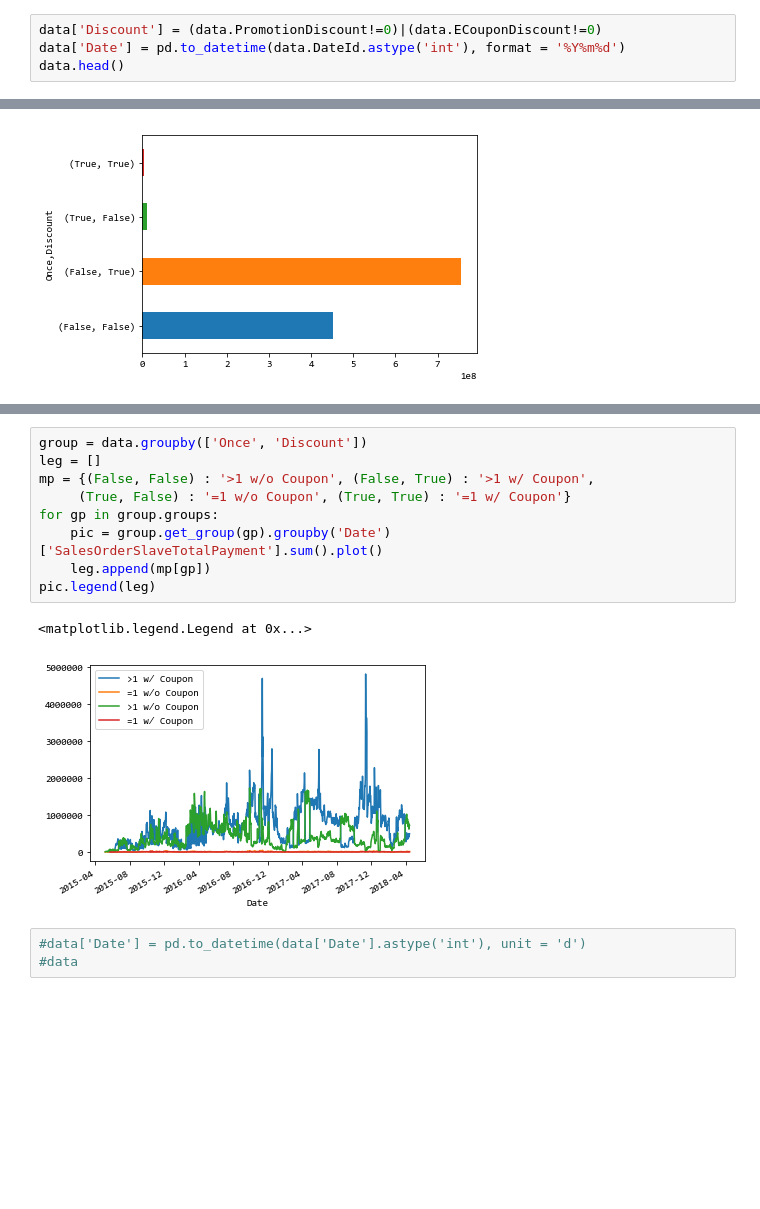
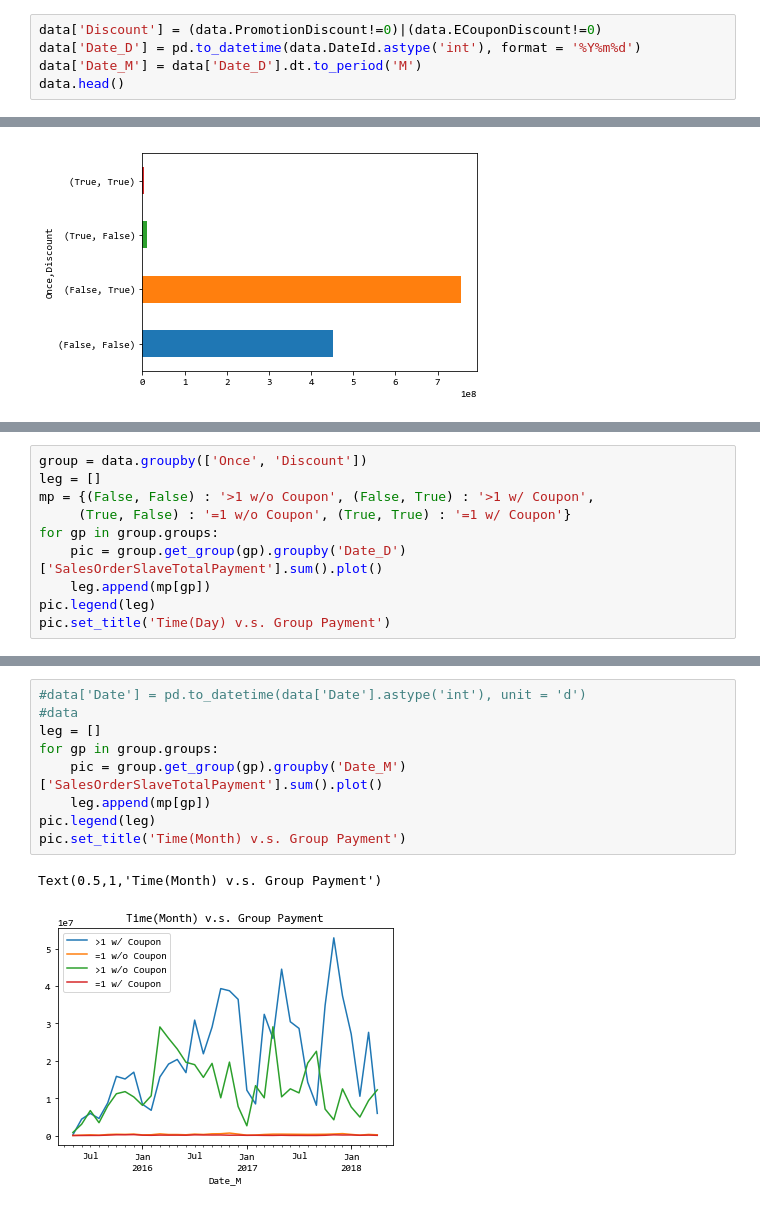
Before and after one commit to snowflakedong/107-1_Python_Project, a Jupyter notebook: Week_3/Homework.ipynb, the cells around one changed output, grey strips where cells are left out. Cells and saved outputs as stored; diff of their text form; blank space fills up the shorter version.

```diff
--- a/Week_3/Homework.ipynb
+++ b/Week_3/Homework.ipynb
@@ -65,7 +66,8 @@ data.head()
 * 確認資料是否有折扣(Discount:PromotionDiscount/ECouponDiscount)
 # %%
 data['Discount'] = (data.PromotionDiscount!=0)|(data.ECouponDiscount!=0)
-data['Date'] = pd.to_datetime(data.DateId.astype('int'), format = '%Y%m%d')
+data['Date_D'] = pd.to_datetime(data.DateId.astype('int'), format = '%Y%m%d')
+data['Date_M'] = data['Date_D'].dt.to_period('M')
 data.head()
 # %% [output]
 |  | DateId | MemberId | IsMajor | PromotionDiscount | ECouponDiscount | SalesOrderSlaveTotalPayment | ... |
@@ -122,0 +127,10 @@ data.groupby(['Once', 'Discount'])['SalesOrderSlaveTotalPayment'].sum().plot.bar
+# %%
+group = data.groupby(['Once', 'Discount'])
+leg = []
+mp = {(False, False) : '>1 w/o Coupon', (False, True) : '>1 w/ Coupon',
+     (True, False) : '=1 w/o Coupon', (True, True) : '=1 w/ Coupon'}
+for gp in group.groups:
+    pic = group.get_group(gp).groupby('Date_D')['SalesOrderSlaveTotalPayment'].sum().plot()
+    leg.append(mp[gp])
+pic.legend(leg)
+pic.set_title('Time(Day) v.s. Group Payment')
@@ -125,15 +174,12 @@ data.groupby(['Once', 'Discount'])['SalesOrderSlaveTotalPayment'].sum().plot.bar
 # %%
-group = data.groupby(['Once', 'Discount'])
+#data['Date'] = pd.to_datetime(data['Date'].astype('int'), unit = 'd')
+#data
 leg = []
-mp = {(False, False) : '>1 w/o Coupon', (False, True) : '>1 w/ Coupon',
-     (True, False) : '=1 w/o Coupon', (True, True) : '=1 w/ Coupon'}
 for gp in group.groups:
-    pic = group.get_group(gp).groupby('Date')['SalesOrderSlaveTotalPayment'].sum().plot()
+    pic = group.get_group(gp).groupby('Date_M')['SalesOrderSlaveTotalPayment'].sum().plot()
     leg.append(mp[gp])
 pic.legend(leg)
+pic.set_title('Time(Month) v.s. Group Payment')
 # %% [output]
-<matplotlib.legend.Legend at 0x...>
+Text(0.5,1,'Time(Month) v.s. Group Payment')
-[figure, old version]
+[figure, new version]
-# %%
-#data['Date'] = pd.to_datetime(data['Date'].astype('int'), unit = 'd')
-#data
```
Also changed, not shown: parts of 10 cells of this notebook.
